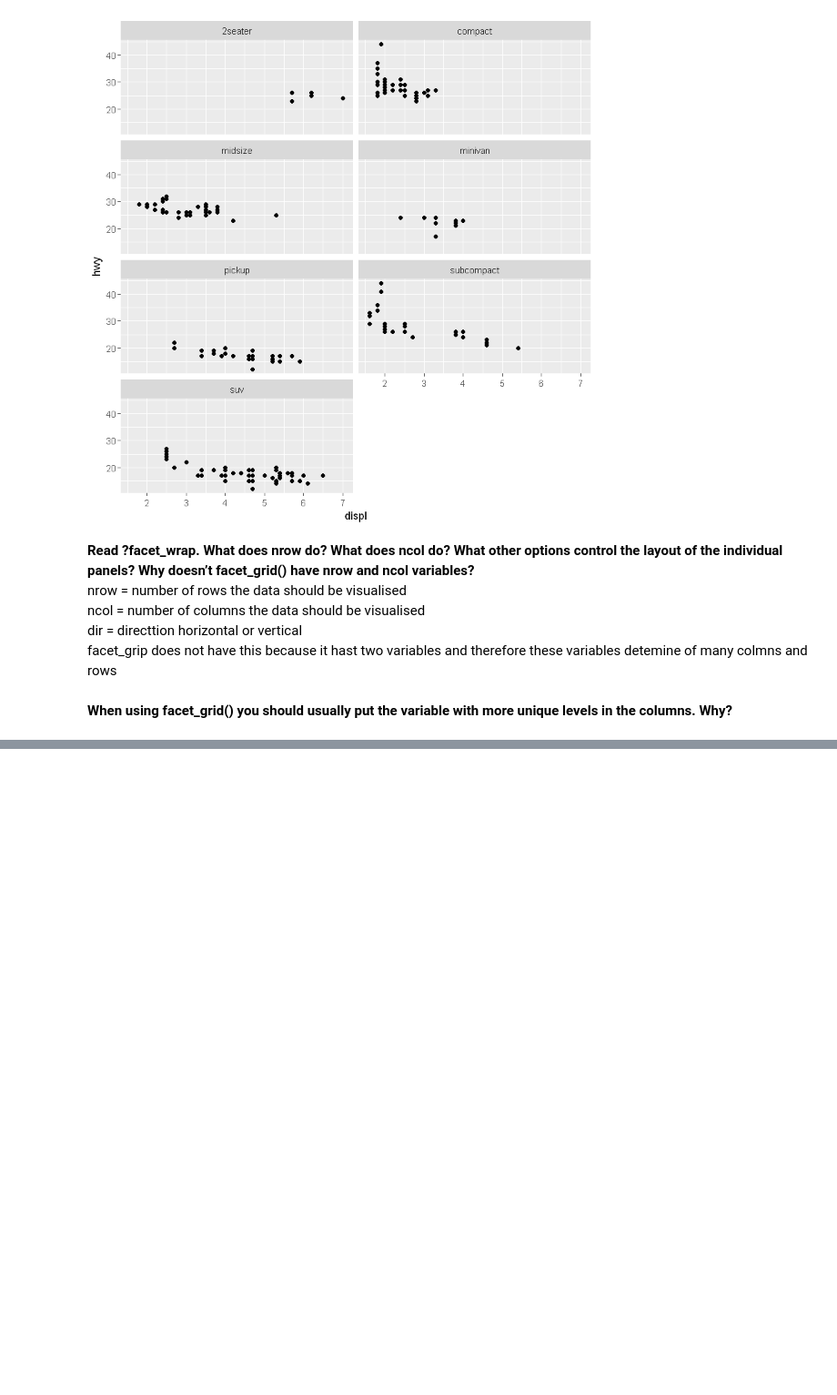
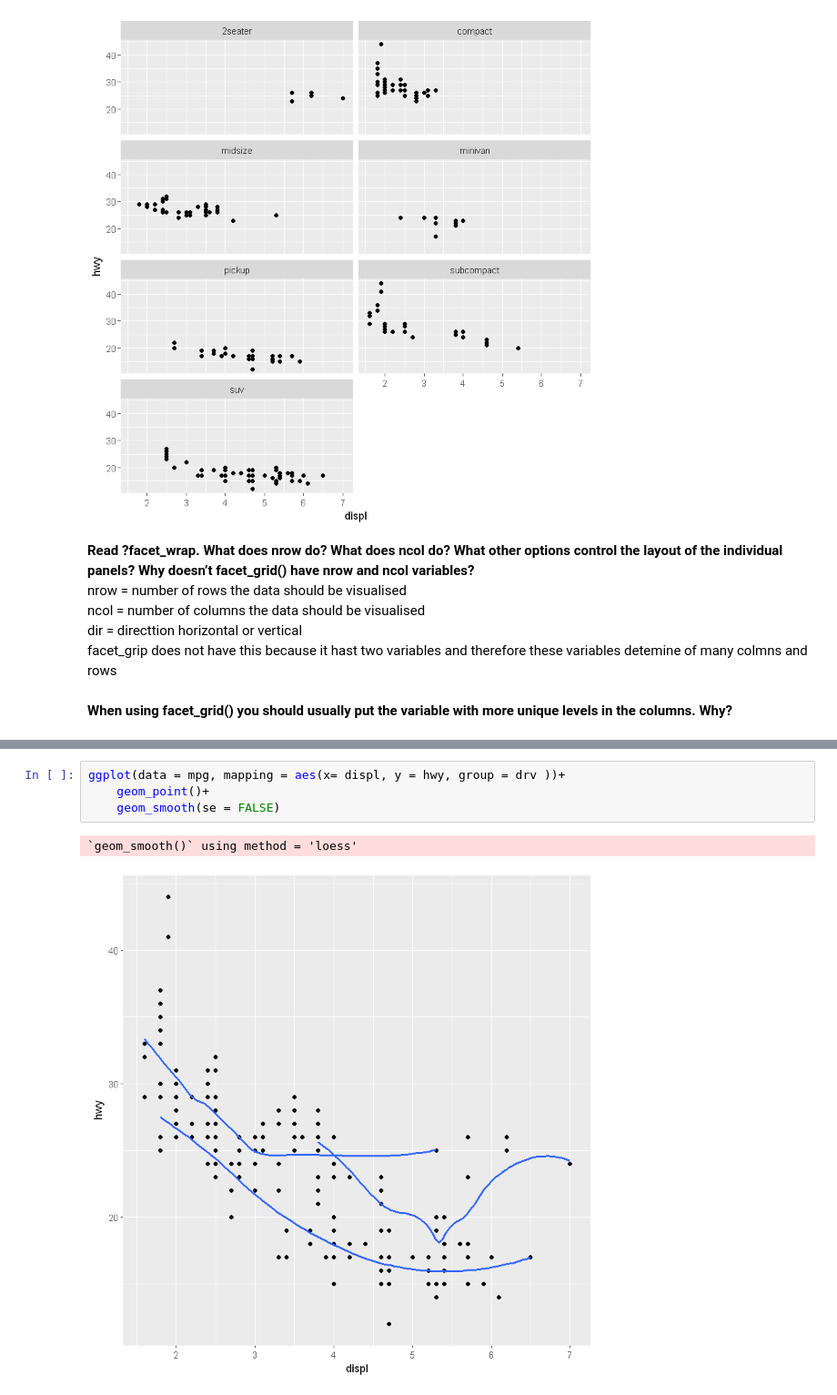
Before and after one commit to KarinRoe/R-for-Data-Science, a Jupyter notebook: 1. Data visualisation with ggplot2.ipynb, the cells around one changed output, grey strips where cells are left out. Shown: that part at 91% size. Saved outputs shown, nothing was run; the diff lists cells and outputs as text; blank space fills up the shorter version.

```diff
--- a/1. Data visualisation with ggplot2.ipynb
+++ b/1. Data visualisation with ggplot2.ipynb
@@ -180,0 +241,7 @@ ggplot(data = mpg) +
+# %%
+ggplot(data = mpg, mapping = aes(x= displ, y = hwy, group = drv ))+
+    geom_point()+
+    geom_smooth(se = FALSE)
+# %% [output]
+`geom_smooth()` using method = 'loess'
+[figure, added]
```
Also changed, not shown: parts of 42 cells of this notebook.
